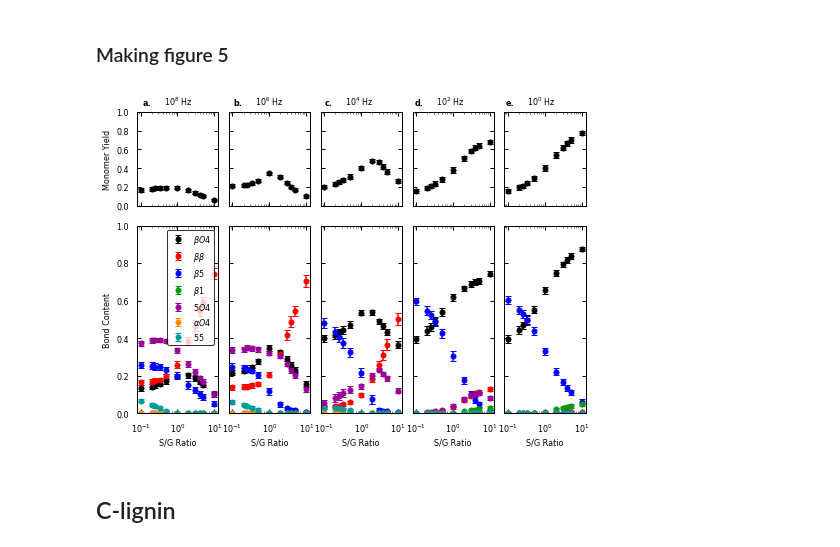
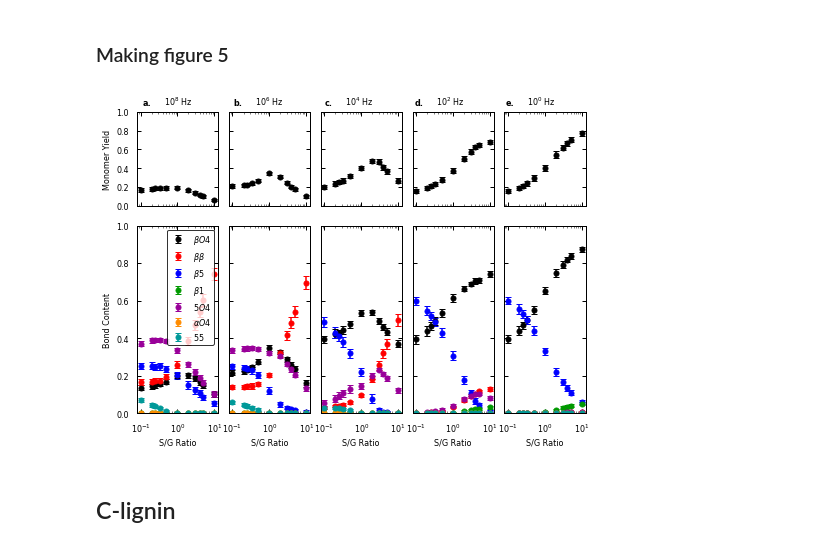
Before and after one commit to michaelorella/lignin-kmc, a Jupyter notebook: Plotting Results.ipynb, the cells around one changed output. Saved outputs shown, nothing was run; the diff lists cells and outputs as text; code cells hidden in the pictures.

Commit message:
Tested with included S-S dimer coupling to find identical results

```diff
--- a/Plotting Results.ipynb
+++ b/Plotting Results.ipynb
@@ -156,7 +156,7 @@ axes[1,0].set_ylabel('Bond Content',fontsize=fontsize)
 #Plot data
 for index , rate in enumerate(transports):
 
-    with open(f'./results/2start/{rate:0.0e}_analysis.pkl','rb') as file:
+    with open(f'./results/2start_ss/{rate:0.0e}_analysis.pkl','rb') as file:
         analysis = pickle.load(file)
 
     #Get the normal sizes
@@ -196,35 +196,35 @@ for index , rate in enumerate(transports):
 
     #Plot the statistical summaries
     axes[0,len(transports) - 1 - index].errorbar(stog,av_monYield,yerr = std_monYield,linestyle='none',marker='.',markersize=10,markerfacecolor='black',markeredgecolor='black',capsize=3,ecolor='black')
 
     axes[1,len(transports) - 1 - index].errorbar(stog,av_bo4Content,yerr = std_bo4Content,linestyle='none',marker='.',markersize=10,markerfacecolor=colors[0],markeredgecolor=colors[0],label=r'$\beta O4$',capsize=3,ecolor=colors[0])
     axes[1,len(transports) - 1 - index].errorbar(stog,av_bbContent,yerr = std_bbContent,linestyle='none',marker='.',markersize=10,markerfacecolor=colors[1],markeredgecolor=colors[1],label=r'$\beta\beta$',capsize=3,ecolor=colors[1])
     axes[1,len(transports) - 1 - index].errorbar(stog,av_b5Content,yerr = std_b5Content,linestyle='none',marker='.',markersize=10,markerfacecolor=colors[2],markeredgecolor=colors[2],label=r'$\beta 5$',capsize=3,ecolor=colors[2])
     axes[1,len(transports) - 1 - index].errorbar(stog,av_b1Content,yerr = std_b1Content,linestyle='none',marker='.',markersize=10,markerfacecolor=colors[3],markeredgecolor=colors[3],label=r'$\beta 1$',capsize=3,ecolor=colors[3])
     axes[1,len(transports) - 1 - index].errorbar(stog,av_5o4Content,yerr = std_5o4Content,linestyle='none',marker='.',markersize=10,markerfacecolor=colors[4],markeredgecolor=colors[4],label=r'$5O4$',capsize=3,ecolor=colors[4])
     axes[1,len(transports) - 1 - index].errorbar(stog,av_ao4Content,yerr = std_ao4Content,linestyle='none',marker='.',markersize=10,markerfacecolor=colors[5],markeredgecolor=colors[5],label=r'$\alpha O4$',capsize=3,ecolor=colors[5])
     axes[1,len(transports) - 1 - index].errorbar(stog,av_55Content,yerr = std_55Content,linestyle='none',marker='.',markersize=10,markerfacecolor=colors[6],markeredgecolor=colors[6],label=r'$55$',capsize=3,ecolor=colors[6])
 
 axes[1,0].legend(loc='best',edgecolor='black',fontsize=fontsize)
 fig.tight_layout()
 
 #Fill areas on axes that match what people have observed
 #axes[1,0].fill([0.1,10,10,0.1],[0.5,0.5,0.62,0.62],facecolor=colors[0],alpha=0.3)
 #axes[1,0].fill([0.1,10,10,0.1],[0.02,0.02,0.12,0.12],facecolor=colors[1],alpha=0.3)
 #axes[1,0].fill([0.1,10,10,0.1],[0.03,0.03,0.11,0.11],facecolor=colors[2],alpha=0.3)
 #axes[1,0].fill([0.1,10,10,0.1],[0.01,0.01,0.07,0.07],facecolor=colors[3],alpha=0.3)
 #axes[1,0].fill([0.1,10,10,0.1],[0.02,0.02,0.05,0.05],facecolor=colors[4],alpha=0.3)
 #axes[1,0].fill([0.1,10,10,0.1],[0,0,0.08,0.08],facecolor=colors[5],alpha=0.3)
 #axes[1,0].fill([0.1,10,10,0.1],[0.01,0.01,0.18,0.18],facecolor=colors[6],alpha=0.3)
 
 #axes[0,0].plot([3,1.11],[x/100 for x in [50,52]],'r.') #Birch
 #axes[0,0].plot([1.5,1.05,1.78],[x/100 for x in [44,40,38.4]],'b.') #Wild poplar
 #axes[0,0].plot([0.05,0],[x/100 for x in [21,19]],'g.') #Softwood
 #axes[0,0].plot([58,2.7,4.56,0.51],[x/100 for x in [78,36,42.8,32.5]],'c.') #GM Poplar
 
-plt.savefig('../lignin-kmc-output/plots/figure5.svg',format='svg',transparent=True,bbox_inches='tight')
+plt.savefig('./plots/figure5.svg',format='svg',transparent=True,bbox_inches='tight')
 # %% [output]
-[figure, old version]
+[figure, new version]
 # %% [markdown]
 ## C-lignin
 # %%
```
Also changed, not shown: 1 other file.
